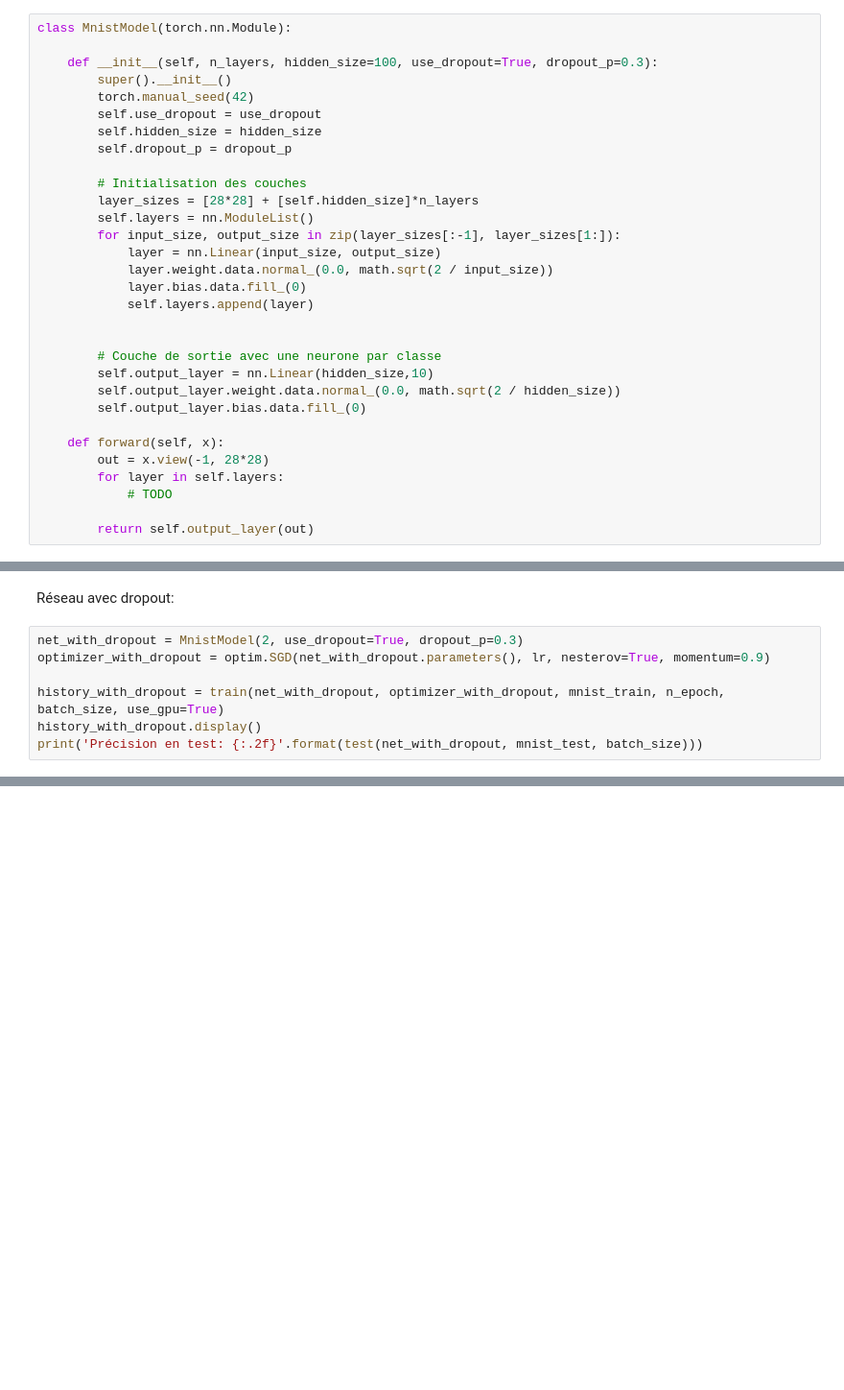
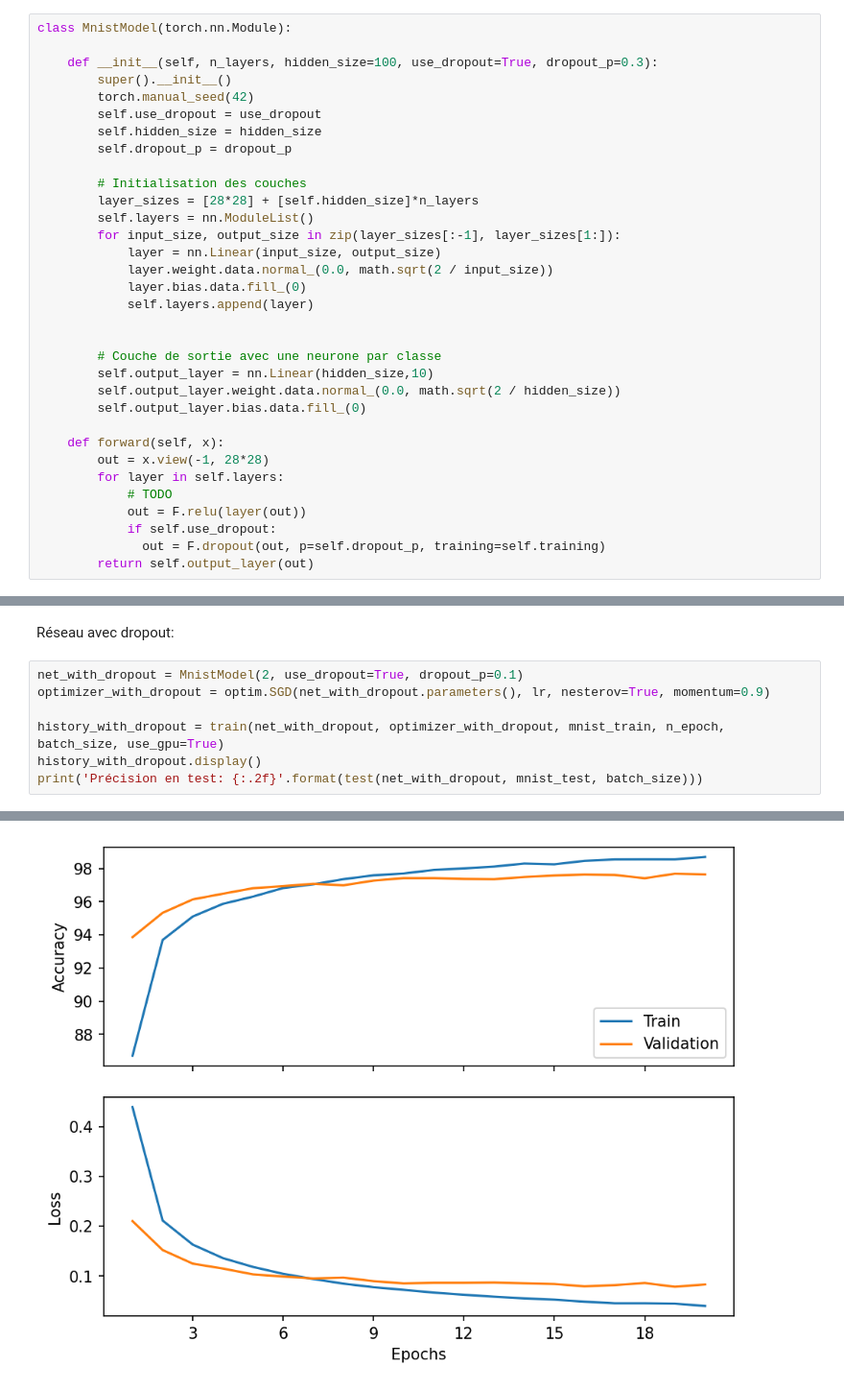
Before and after one commit to WilliamDubois/glo7030-labs, a Jupyter notebook: Laboratoire 4.ipynb, the cells around one changed output, grey strips where cells are left out. Shown at 96% size. Drawn from its saved outputs; the diff is of its cells as text; blank space fills up the shorter version.

```diff
--- a/Laboratoire 4.ipynb
+++ b/Laboratoire 4.ipynb
@@ -353,5 +355,7 @@ class MnistModel(torch.nn.Module):
         out = x.view(-1, 28*28)
         for layer in self.layers:
             # TODO
-
+            out = F.relu(layer(out))
+            if self.use_dropout:
+              out = F.dropout(out, p=self.dropout_p, training=self.training)
         return self.output_layer(out)
@@ -377,9 +409,10 @@ print('Précision en test: {:.2f}'.format(test(net_without_dropout, mnist_test,
 # %% [markdown]
 Réseau avec dropout:
 # %%
-net_with_dropout = MnistModel(2, use_dropout=True, dropout_p=0.3)
+net_with_dropout = MnistModel(2, use_dropout=True, dropout_p=0.1)
 optimizer_with_dropout = optim.SGD(net_with_dropout.parameters(), lr, nesterov=True, momentum=0.9)
 
 history_with_dropout = train(net_with_dropout, optimizer_with_dropout, mnist_train, n_epoch, batch_size, use_gpu=True)
 history_with_dropout.display()
 print('Précision en test: {:.2f}'.format(test(net_with_dropout, mnist_test, batch_size)))
+# %% [output]
@@ -385,0 +439 @@ print('Précision en test: {:.2f}'.format(test(net_with_dropout, mnist_test, bat
+[figure, added]
```
Also changed, not shown: parts of 8 cells of this notebook.
